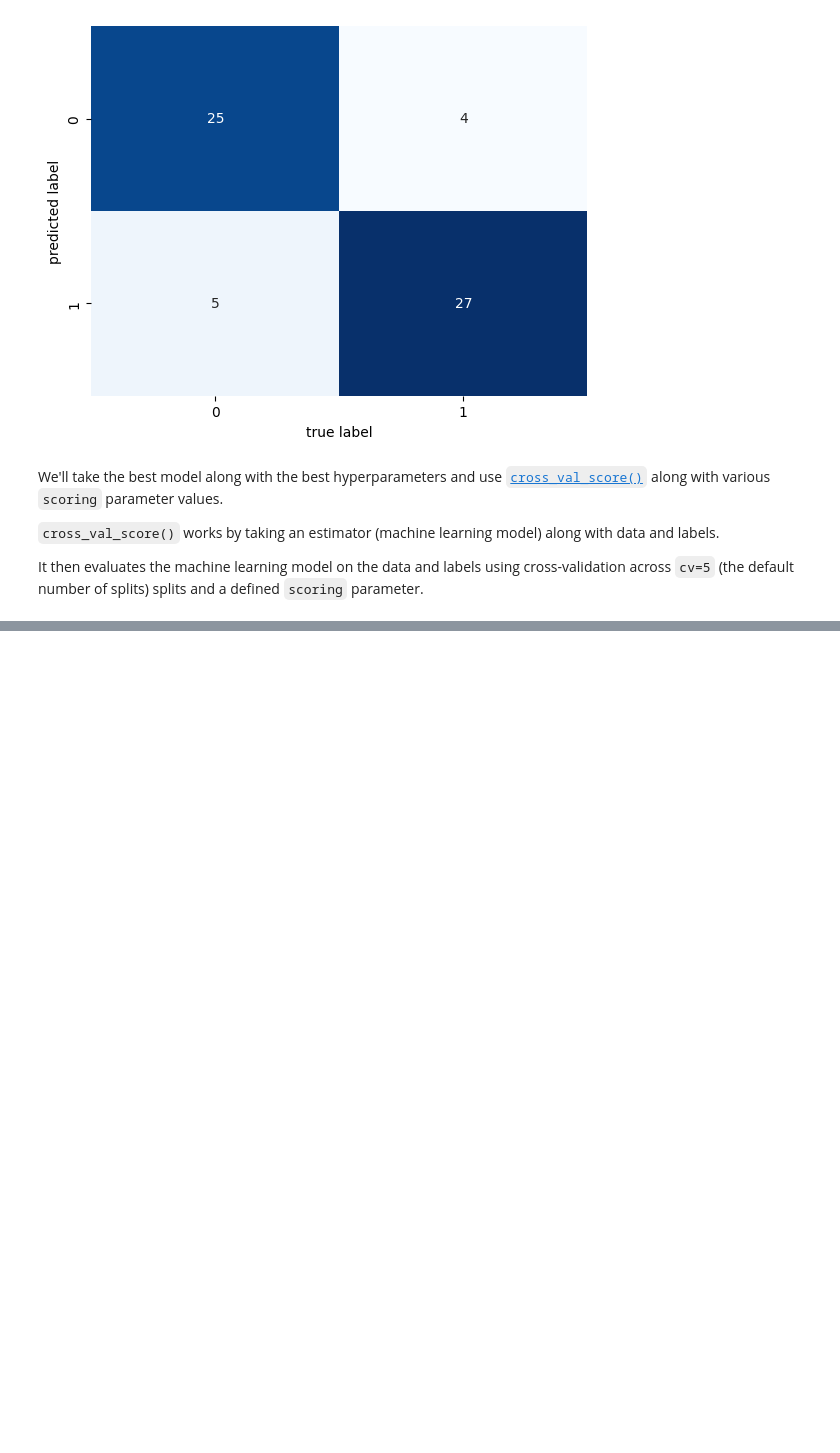
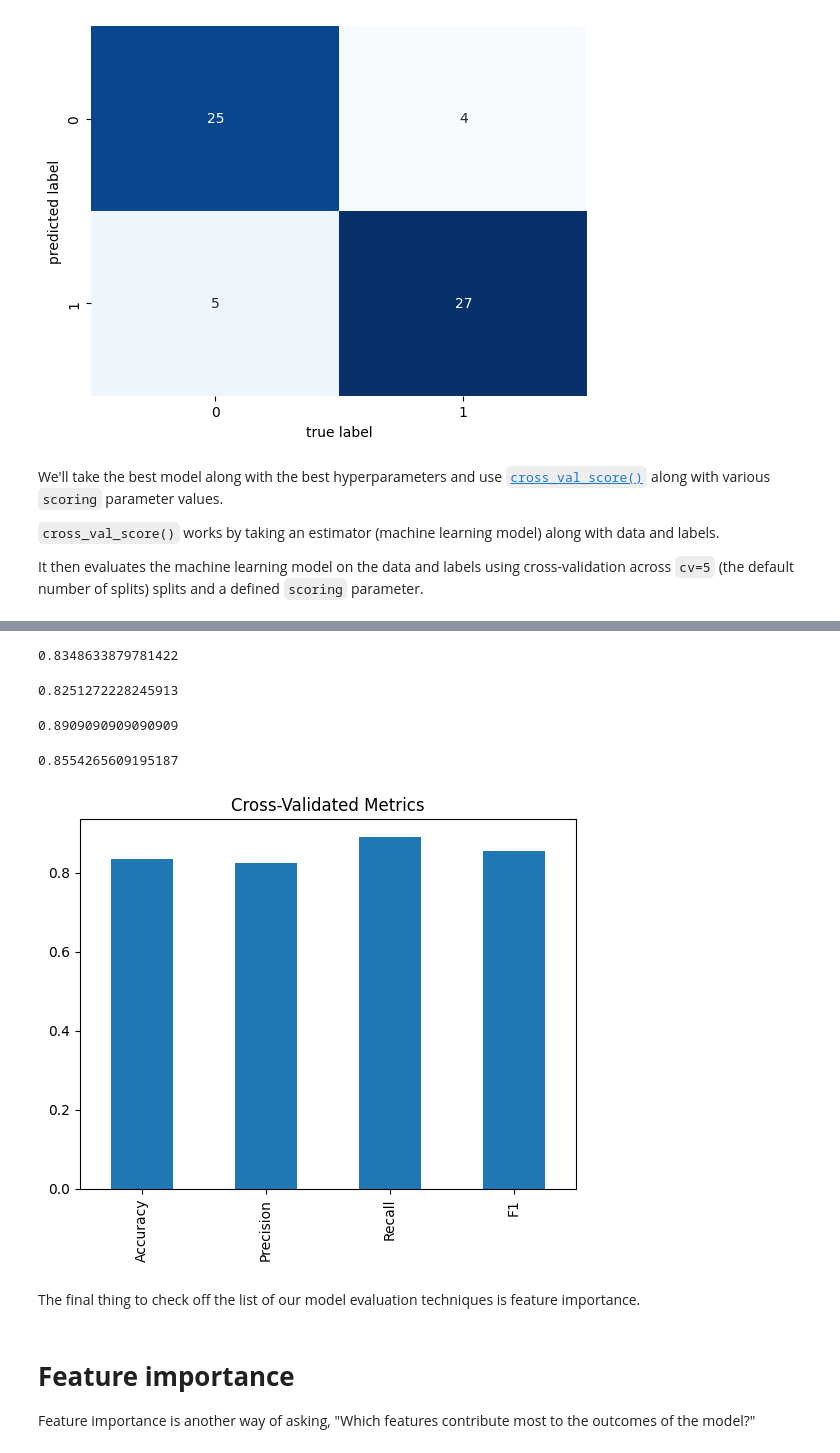
Before and after one commit to MohHasan1/HeartDiseaseClassifier, a Jupyter notebook: HeartDiseaseClassifier.ipynb, the cells around one changed output, grey strips where cells are left out. Drawn from its saved outputs; the diff is of its cells as text; code cells hidden in the pictures; blank space fills up the shorter version.

```diff
--- a/HeartDiseaseClassifier.ipynb
+++ b/HeartDiseaseClassifier.ipynb
@@ -801,0 +807,39 @@ array([0.81967213, 0.85245902, 0.85245902, 0.85      , 0.71666667])
+# %%
+cv_acc = np.mean(cv_acc)
+cv_acc
+# %% [output]
+0.8348633879781422
+# %%
+# Cross-validated precision score
+cv_precision = np.mean(cross_val_score(final_model, X_scaled, y, cv=5, scoring="precision"))
+cv_precision
+# %% [output]
+0.8251272228245913
+# %%
+# Cross-validated recall score
+cv_recall = np.mean(cross_val_score(final_model, X_scaled, y, cv=5, scoring="recall"))
+cv_recall
+# %% [output]
+0.8909090909090909
+# %%
+# Cross-validated F1 score
+cv_f1 = np.mean(cross_val_score(final_model, X_scaled, y, cv=5, scoring="f1"))
+cv_f1
+# %% [output]
+0.8554265609195187
+# %%
+# Visualizing cross-validated metrics
+cv_metrics = pd.DataFrame({"Accuracy": cv_acc,
+                            "Precision": cv_precision,
+                            "Recall": cv_recall,
+                            "F1": cv_f1},
+                            index=[0])
+cv_metrics.T.plot.bar(title="Cross-Validated Metrics", legend=False);
+# %% [output]
+[figure, added]
+# %% [markdown]
+The final thing to check off the list of our model evaluation techniques is feature importance.
+# %% [markdown]
+# **Feature importance**
+
+Feature importance is another way of asking, "Which features contribute most to the outcomes of the model?"
```
Also changed, not shown: parts of 14 cells of this notebook.
